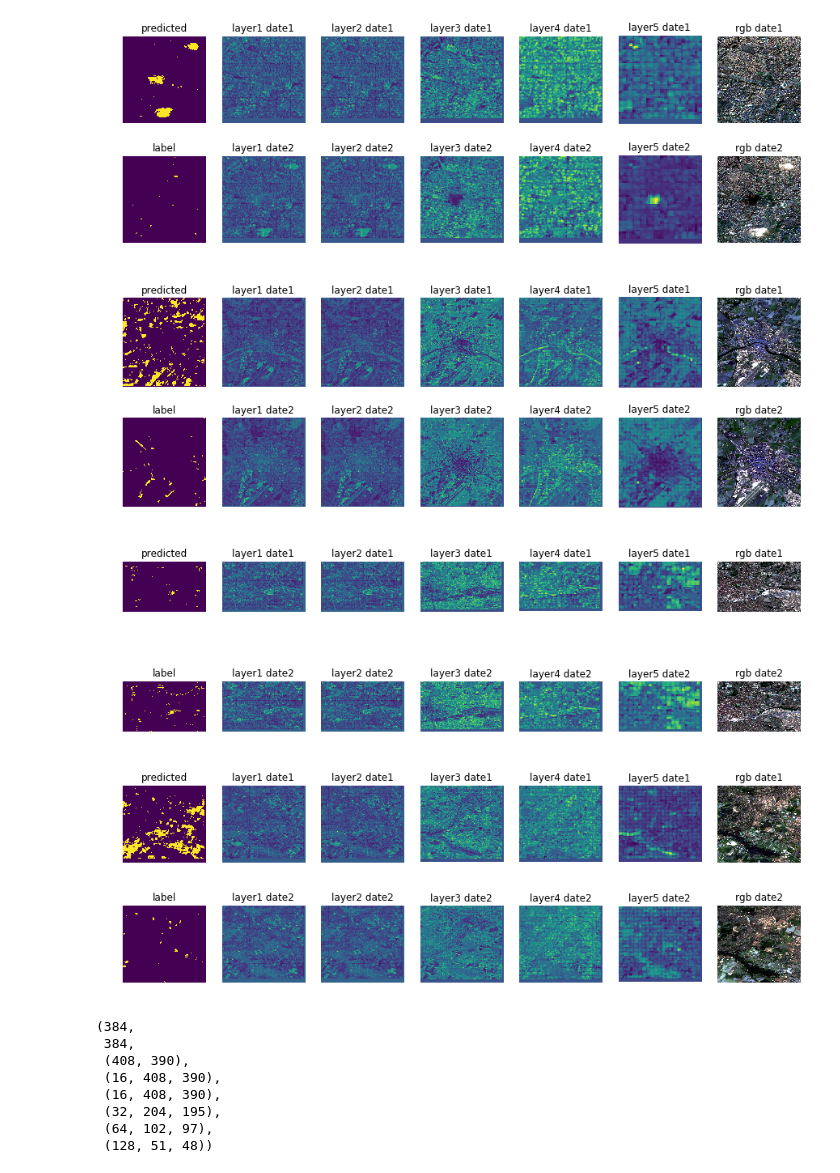
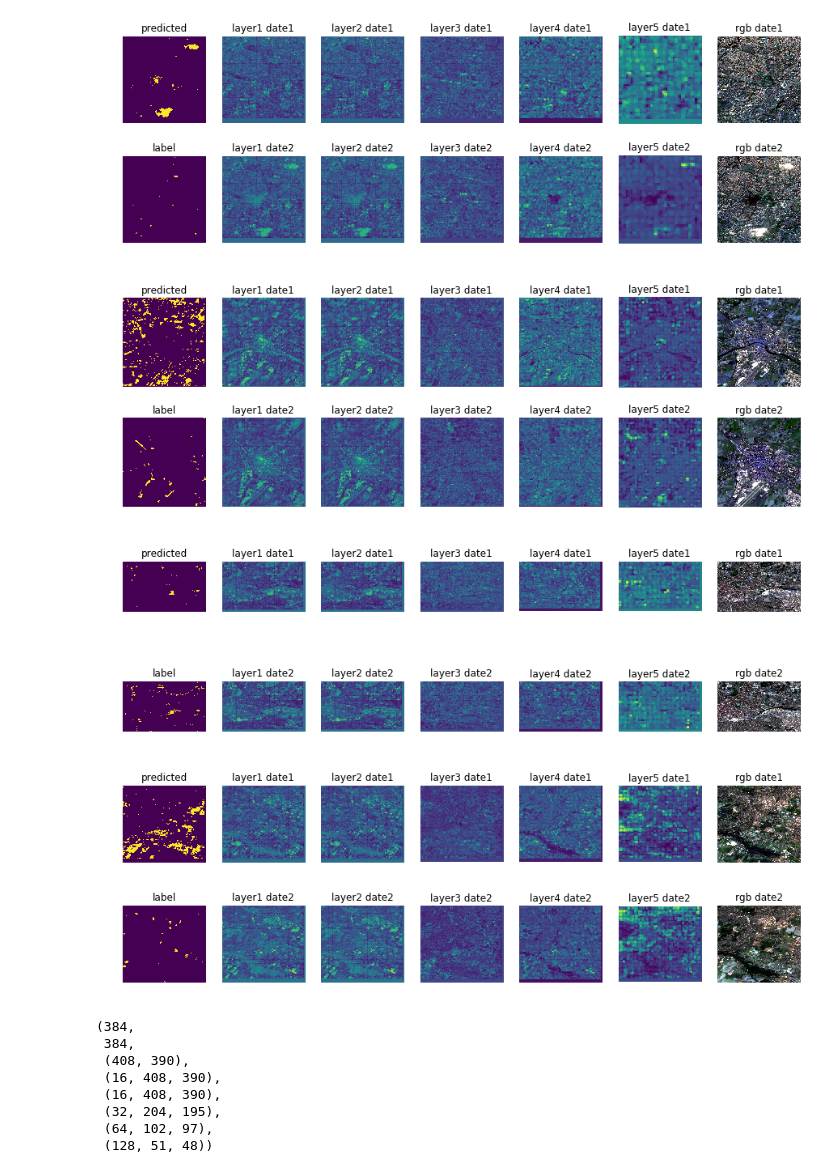
Before and after one commit to granularai/fabric, a Jupyter notebook: notebooks/play_unet_siamese.ipynb, the cells around one changed output. Drawn from its saved outputs; the diff is of its cells as text; code cells hidden in the pictures.

```diff
--- a/notebooks/play_unet_siamese.ipynb
+++ b/notebooks/play_unet_siamese.ipynb
@@ -85,8 +85,8 @@ class UNet(nn.Module):
             )
             filter_size //= 2
 
-        self.data_norm = nn.BatchNorm2d(4)
-        self.init_layer = nn.Conv2d(4, init_filters, (7, 7), padding=3)
+        self.data_norm = nn.BatchNorm2d(19)
+        self.init_layer = nn.Conv2d(19, init_filters, (7, 7), padding=3)
         self.activation = nn.ReLU()
         self.init_norm = nn.BatchNorm2d(init_filters)
         self.dropout = nn.Dropout(DROPOUT)
@@ -134,8 +134,8 @@ class UNetClassify(UNet):
         return self.output_layer(x[0]), x[1]
 # %%
 # model = torch.load('../weights/onera/3dconv_seg.pt')
-model = UNetClassify(layers=5, init_filters=32).cuda()
-weights = torch.load('../../weights/onera/unet_siamese_prod_relu_inp32_4band_2dates_focal_hm_cnc_all_14_cities.pt')
+model = UNetClassify(layers=5, init_filters=64).cuda()
+weights = torch.load('../../weights/onera/unet_siamese_prod_relu_inp32_13band_6pcpriors_2dates_focal_hm_cnc_all_14_cities.pt')
 model.load_state_dict(weights)
 model.eval()
 # %% [output]
@@ -158,6 +158,6 @@ UNetClassify(
 )
 # %%
-dataset = full_onera_loader('../../datasets/onera/', ['B02','B03','B04','B08'])
+dataset = full_onera_loader_with_pc_priors('../../datasets/onera/', ['B01','B02', 'B03', 'B04','B05','B06','B07','B08','B8A','B09','B10','B11','B12'])
 # %%
 cities = list(dataset.keys())
 cities.sort()
@@ -167,17 +167,17 @@ for city in cities[10:]:
     img = dataset[city]['images']
     label = dataset[city]['labels']
     out = np.zeros((img.shape[2],img.shape[3]))
-    outs1_1 = np.zeros((32,img.shape[2], img.shape[3]))
-    outs2_1 = np.zeros((32,img.shape[2], img.shape[3]))
-    outs3_1 = np.zeros((64,img.shape[2]//2, img.shape[3]//2))
-    outs4_1 = np.zeros((128,img.shape[2]//4, img.shape[3]//4))
-    outs5_1 = np.zeros((256,img.shape[2]//8, img.shape[3]//8))
+    outs1_1 = np.zeros((64,img.shape[2], img.shape[3]))
+    outs2_1 = np.zeros((64,img.shape[2], img.shape[3]))
+    outs3_1 = np.zeros((128,img.shape[2]//2, img.shape[3]//2))
+    outs4_1 = np.zeros((256,img.shape[2]//4, img.shape[3]//4))
+    outs5_1 = np.zeros((512,img.shape[2]//8, img.shape[3]//8))
 
-    outs1_2 = np.zeros((32,img.shape[2], img.shape[3]))
-    outs2_2 = np.zeros((32,img.shape[2], img.shape[3]))
-    outs3_2 = np.zeros((64,img.shape[2]//2, img.shape[3]//2))
-    outs4_2 = np.zeros((128,img.shape[2]//4, img.shape[3]//4))
-    outs5_2 = np.zeros((256,img.shape[2]//8, img.shape[3]//8))
+    outs1_2 = np.zeros((64,img.shape[2], img.shape[3]))
+    outs2_2 = np.zeros((64,img.shape[2], img.shape[3]))
+    outs3_2 = np.zeros((128,img.shape[2]//2, img.shape[3]//2))
+    outs4_2 = np.zeros((256,img.shape[2]//4, img.shape[3]//4))
+    outs5_2 = np.zeros((512,img.shape[2]//8, img.shape[3]//8))
 
     for i in range(0,img.shape[2]//32):
         for j in range(0,img.shape[3]//32):
@@ -207,8 +207,8 @@ for city in cities[10:]:
                 outs4_2[:,i*8:i*8+input_size//4,j*8:j*8+input_size//4] = logits[1][3][1][0].data.cpu().numpy()
                 outs5_2[:,i*4:i*4+input_size//8,j*4:j*4+input_size//8] = logits[1][4][1][0].data.cpu().numpy()
 
-    rgb1 = cv2.merge([img[0][0], img[1][0], img[2][0]])
-    rgb2 = cv2.merge([img[0][1], img[1][1], img[2][1]])
+    rgb1 = cv2.merge([img[1][0], img[2][0], img[3][0]])
+    rgb2 = cv2.merge([img[1][1], img[2][1], img[3][1]])
 
     f = plt.figure(figsize=(15,10))
 
@@ -259,37 +259,37 @@ for city in cities[10:]:
     plt.axis('off')
     plt.title('layer1 date2')
 
     f.add_subplot(1,7,3)
     plt.imshow(outs2_2.mean(0))
     plt.axis('off')
     plt.title('layer2 date2')
 
     f.add_subplot(1,7,4)
     plt.imshow(outs3_2.mean(0))
     plt.axis('off')
     plt.title('layer3 date2')
 
     f.add_subplot(1,7,5)
     plt.imshow(outs4_2.mean(0))
     plt.axis('off')
     plt.title('layer4 date2')
 
     f.add_subplot(1,7,6)
     plt.imshow(outs5_2.mean(0))
     plt.axis('off')
     plt.title('layer5 date2')
 
     f.add_subplot(1,7,7)
     plt.imshow(rgb2)
     plt.axis('off')
     plt.title('rgb date2')
 
     plt.show(block=True)
 # %% [output]
-[figure, old version]
+[figure, new version]
-[figure, old version]
+[figure, new version]
-[figure, old version]
+[figure, new version]
-[figure, old version]
+[figure, new version]
 # %%
 i, j, out.shape, outs1_1.shape, outs2_1.shape, outs3_1.shape, outs4_1.shape, outs5_1.shape
 # %% [output]
```
Also changed, not shown: parts of 8 cells of this notebook, 7 other files.
